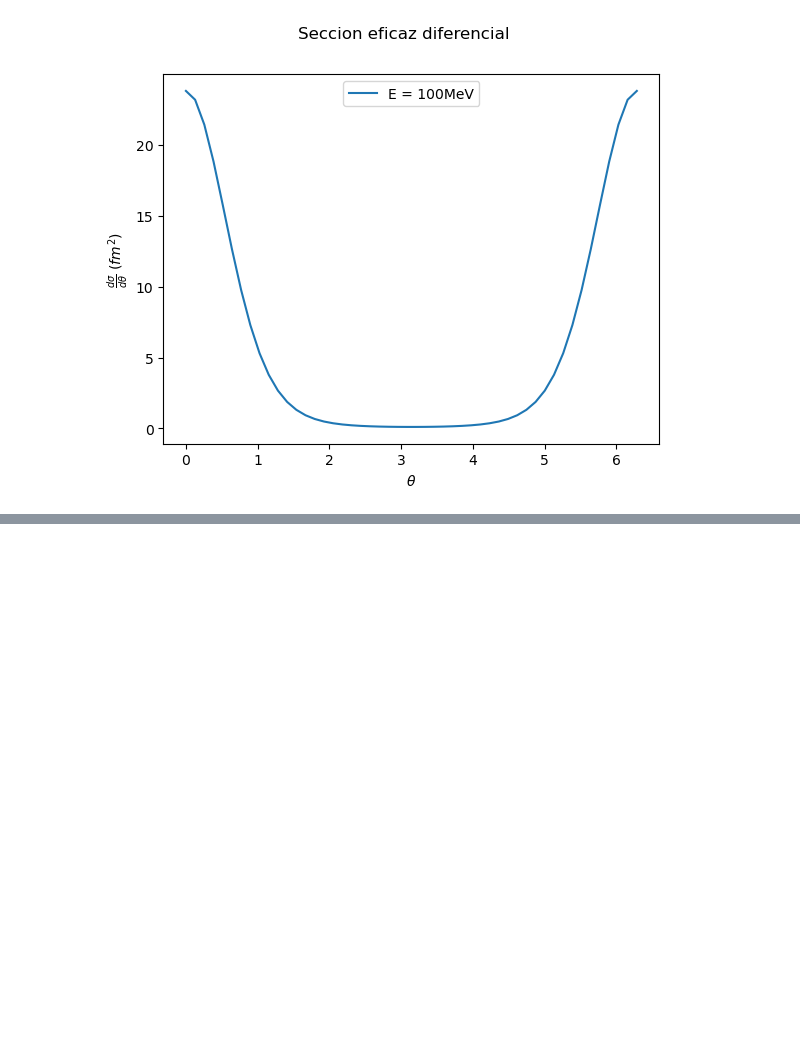
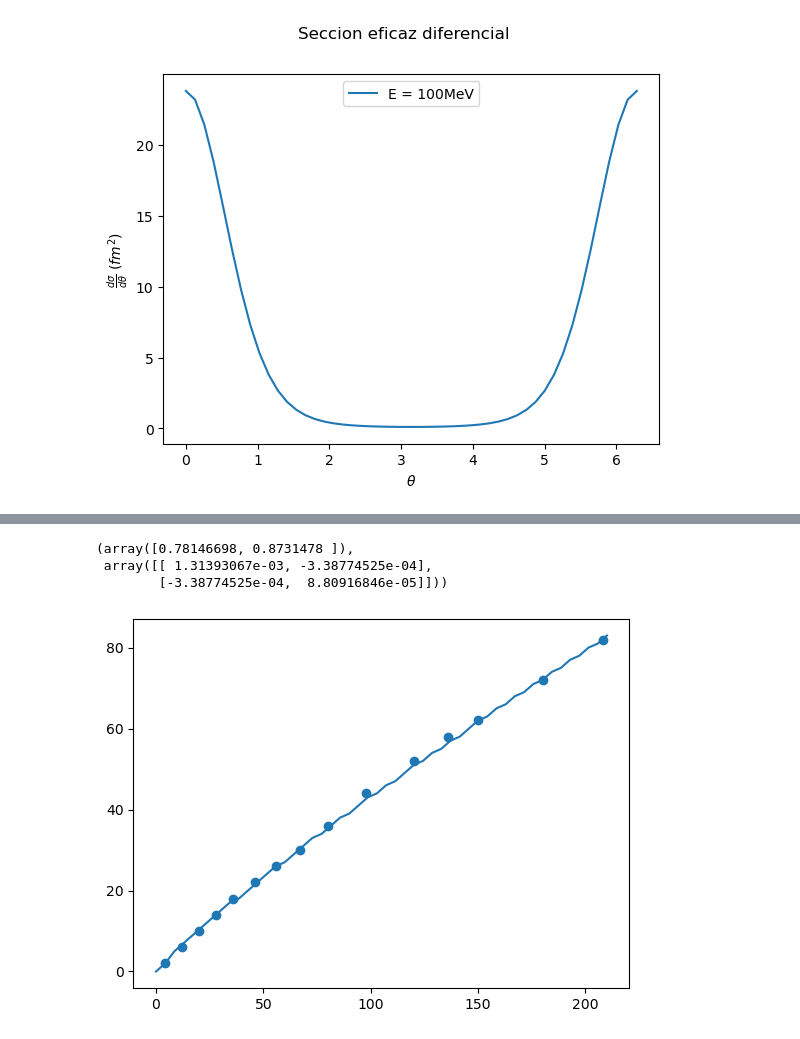
Before and after one commit to JuanSierra2003/hello-world, a Jupyter notebook: Nuclear/TallerNuclear.ipynb, the cells around one changed output, grey strips where cells are left out. Drawn from its saved outputs; the diff is of its cells as text; code cells hidden in the pictures; blank space fills up the shorter version.

```diff
--- a/Nuclear/TallerNuclear.ipynb
+++ b/Nuclear/TallerNuclear.ipynb
@@ -196,0 +201,11 @@ plt.savefig('B_A.png')
+# %%
+plt.scatter(a, z)
+a_t = np.linspace(0, 210)
+plt.plot(a_t, func(a_t, *popt).astype(np.int32))
+
+popt, pcov
+# %% [output]
+(array([0.78146698, 0.8731478 ]),
+ array([[ 1.31393067e-03, -3.38774525e-04],
+        [-3.38774525e-04,  8.80916846e-05]]))
+[figure, added]
```
Also changed, not shown: parts of 3 cells of this notebook.
